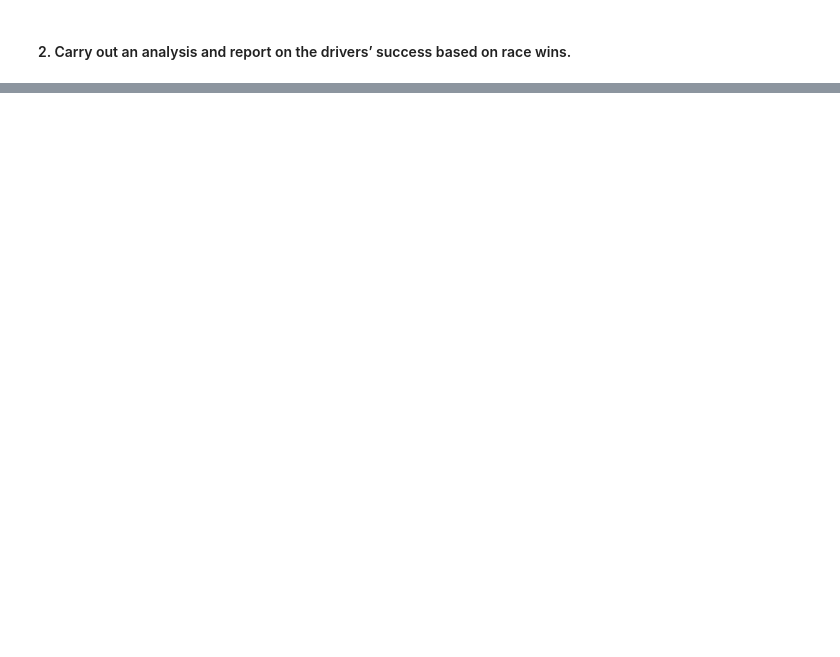
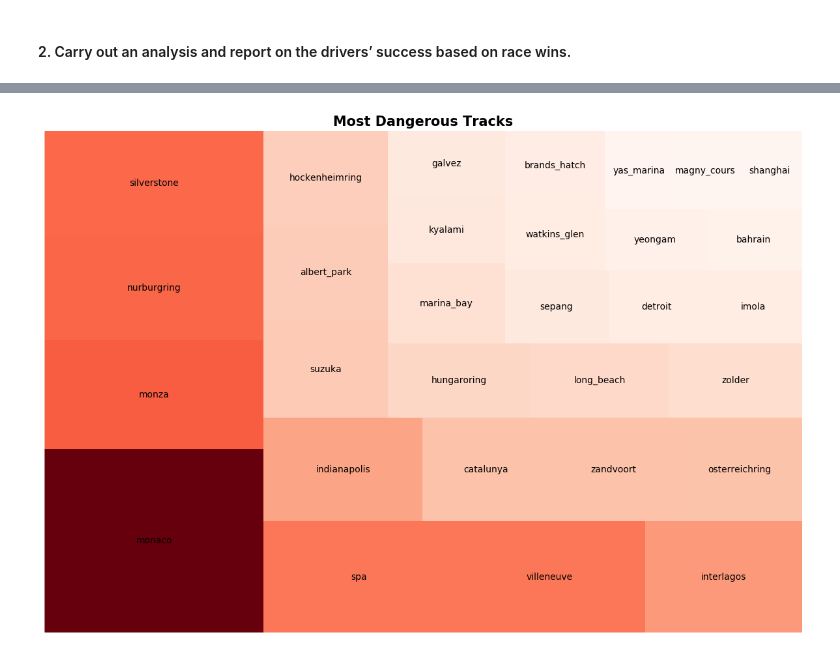
Before and after one commit to yuminghuang23/f1-Data-Analysis, a Jupyter notebook: Tasks - Data Analyst Assignment.ipynb, the cells around one changed output, grey strips where cells are left out. Drawn from its saved outputs; the diff is of its cells as text; code cells hidden in the pictures; blank space fills up the shorter version.

```diff
--- a/Tasks - Data Analyst Assignment.ipynb
+++ b/Tasks - Data Analyst Assignment.ipynb
@@ -298,0 +436,3 @@ fig.savefig(graph_path+"Constructor Championship Win Rate from 1950 vs from 1958
+# %%
+# check the different status
+status_list = status['status'].unique().tolist()
@@ -298,0 +462,20 @@ fig.savefig(graph_path+"Constructor Championship Win Rate from 1950 vs from 1958
+# %%
+# function to count the no.of accidents/collision for each circuit
+def count_danger_tracks(df):
+    df = df.groupby(['circuitId']).agg('count').reset_index(['circuitId']) \
+        .sort_values('status', ascending=False)
+    # merge with circuit table to get detailed information
+    df = df.merge(circuits, on='circuitId')
+    # rename status column
+    df['incidentCount'] = df['status']
+    # drop not required columns
+    del df['lat']
+    del df['lng']
+    del df['alt']
+    del df['url']
+    del df['status']
+
+    return df
+# %%
+results_status_tier1_agg = count_danger_tracks(results_status_tier1)
+results_status_tier2_agg = count_danger_tracks(results_status_tier2)
@@ -298,0 +506,24 @@ fig.savefig(graph_path+"Constructor Championship Win Rate from 1950 vs from 1958
+# %%
+# plot
+# reduce row size
+results_status_tier1_agg = results_status_tier1_agg.head(30)
+# normalize the values
+norm = matplotlib.colors.Normalize(vmin=min(results_status_tier1_agg['incidentCount']),
+                                   vmax=max(results_status_tier1_agg['incidentCount']))
+colors = [cm.Reds(norm(value)) for value in results_status_tier1_agg['incidentCount']]
+
+fig = plt.gcf()
+ax = fig.add_subplot()
+fig.set_size_inches(15, 10)
+
+#Use squarify to plot label it and add colours.
+squarify.plot(label=results_status_tier1_agg['circuitRef'], sizes=results_status_tier1_agg['incidentCount'], color = colors)
+plt.title("Most Dangerous Tracks",fontsize=15,fontweight="bold")
+
+plt.axis('off')
+plt.show()
+
+# save
+fig.savefig(graph_path+"Top 30 Dangerous Track by Accidents and Collision Tier1.png", dpi=300, bbox_inches = "tight")
+# %% [output]
+[figure, added]
```
Also changed, not shown: parts of 46 cells of this notebook, 13 other files.
